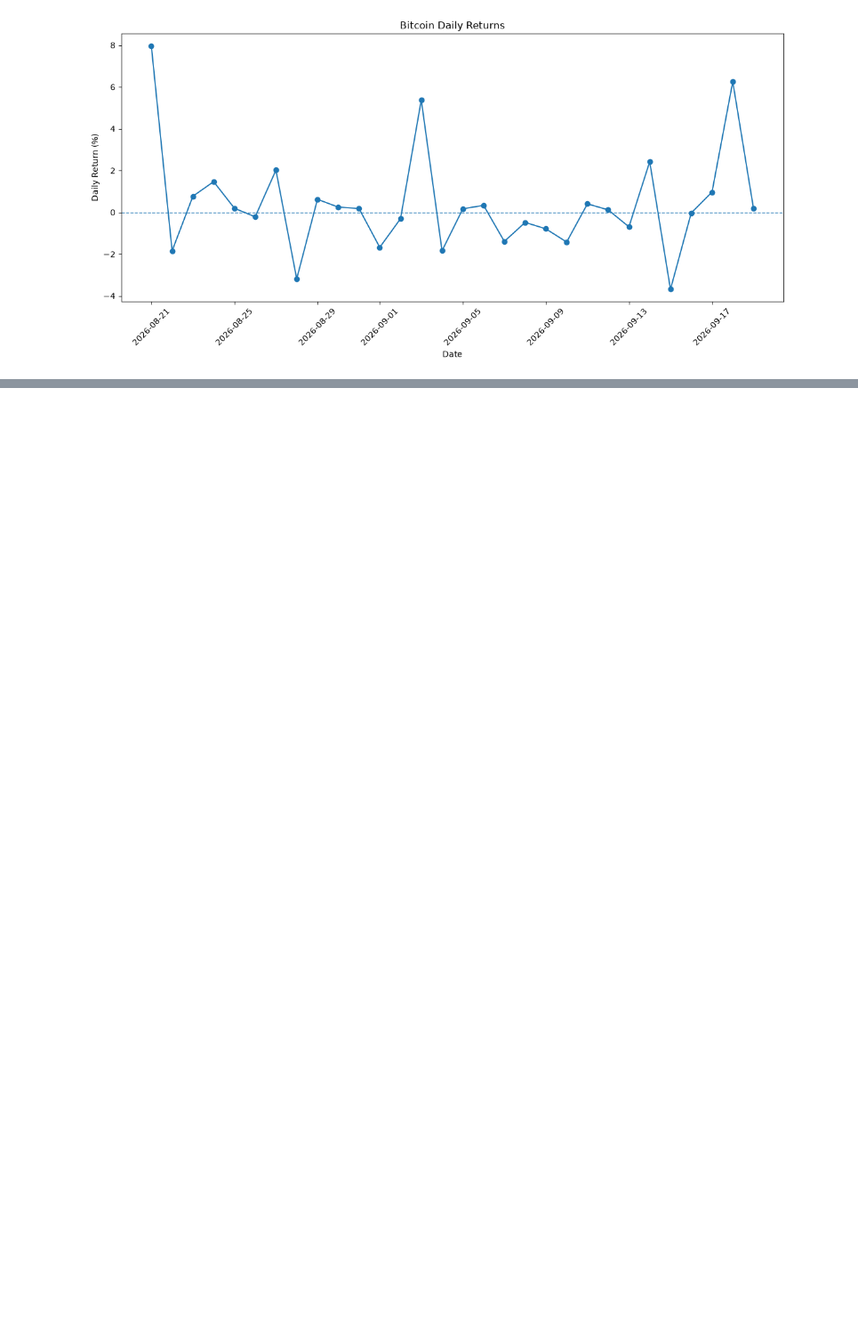
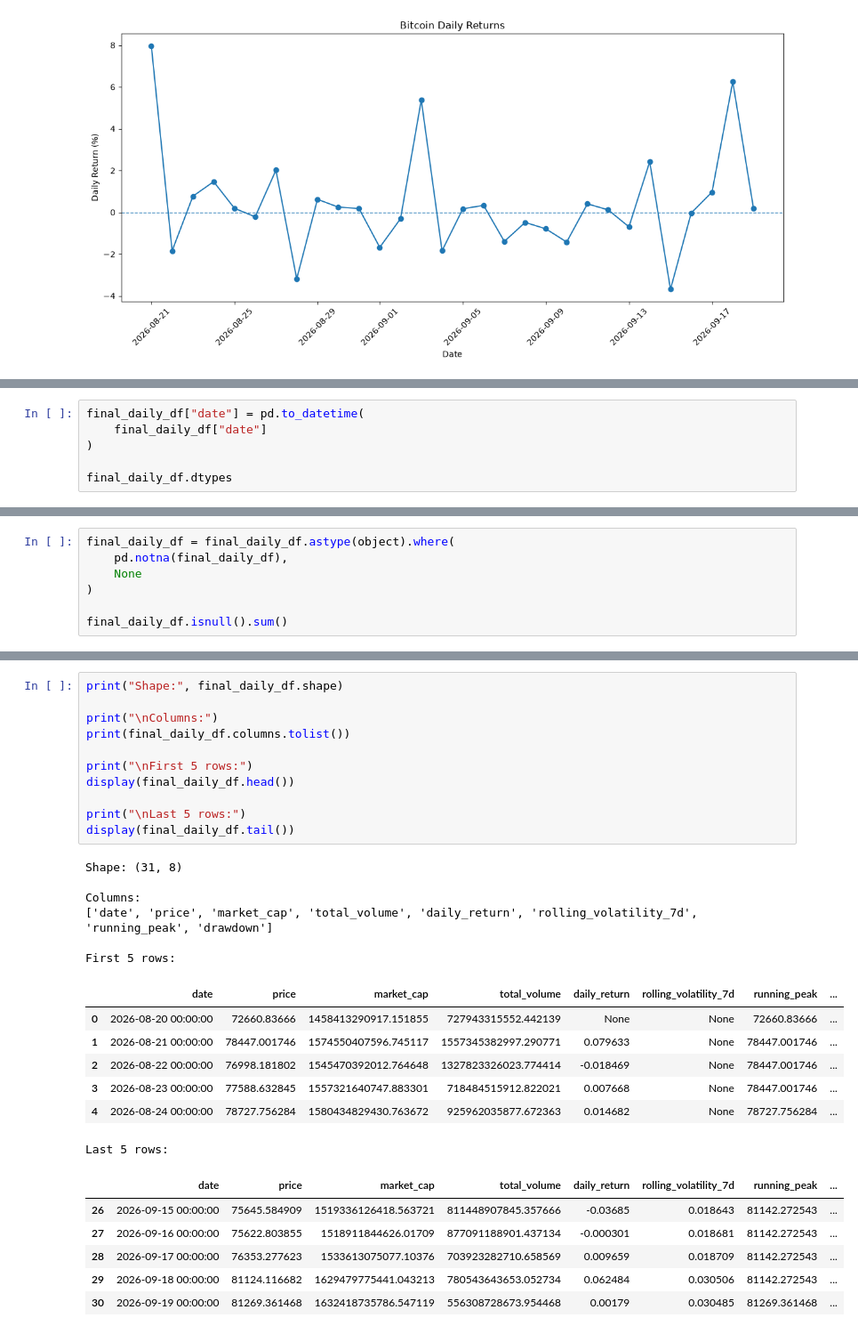
Before and after one commit to mohammadaminpeymanifar/crypto-market-analytics-dashboard, a Jupyter notebook: notebooks/01_data_collection.ipynb, the cells around one changed output, grey strips where cells are left out. Shown at 89% size. Drawn from its saved outputs; the diff is of its cells as text; blank space fills up the shorter version.

```diff
--- a/notebooks/01_data_collection.ipynb
+++ b/notebooks/01_data_collection.ipynb
@@ -908,0 +952,6 @@ plt.show()
+# %%
+final_daily_df["date"] = pd.to_datetime(
+    final_daily_df["date"]
+)
+
+final_daily_df.dtypes
@@ -908,0 +1024,7 @@ plt.show()
+# %%
+final_daily_df = final_daily_df.astype(object).where(
+    pd.notna(final_daily_df),
+    None
+)
+
+final_daily_df.isnull().sum()
@@ -908,0 +1055,31 @@ plt.show()
+# %%
+print("Shape:", final_daily_df.shape)
+
+print("\nColumns:")
+print(final_daily_df.columns.tolist())
+
+print("\nFirst 5 rows:")
+display(final_daily_df.head())
+
+print("\nLast 5 rows:")
+display(final_daily_df.tail())
+# %% [output]
+Shape: (31, 8)
+
+Columns:
+['date', 'price', 'market_cap', 'total_volume', 'daily_return', 'rolling_volatility_7d', 'running_peak', 'drawdown']
+
+First 5 rows:
+|  | date | price | market_cap | total_volume | daily_return | rolling_volatility_7d | running_peak | ... |
+| 0 | 2026-08-20 00:00:00 | 72660.83666 | 1458413290917.151855 | 727943315552.442139 | None | None | 72660.83666 | ... |
+| 1 | 2026-08-21 00:00:00 | 78447.001746 | 1574550407596.745117 | 1557345382997.290771 | 0.079633 | None | 78447.001746 | ... |
+| 2 | 2026-08-22 00:00:00 | 76998.181802 | 1545470392012.764648 | 1327823326023.774414 | -0.018469 | None | 78447.001746 | ... |
+| 3 | 2026-08-23 00:00:00 | 77588.632845 | 1557321640747.883301 | 718484515912.822021 | 0.007668 | None | 78447.001746 | ... |
+| 4 | 2026-08-24 00:00:00 | 78727.756284 | 1580434829430.763672 | 925962035877.672363 | 0.014682 | None | 78727.756284 | ... |
+Last 5 rows:
+|  | date | price | market_cap | total_volume | daily_return | rolling_volatility_7d | running_peak | ... |
+| 26 | 2026-09-15 00:00:00 | 75645.584909 | 1519336126418.563721 | 811448907845.357666 | -0.03685 | 0.018643 | 81142.272543 | ... |
+| 27 | 2026-09-16 00:00:00 | 75622.803855 | 1518911844626.01709 | 877091188901.437134 | -0.000301 | 0.018681 | 81142.272543 | ... |
+| 28 | 2026-09-17 00:00:00 | 76353.277623 | 1533613075077.10376 | 703923282710.658569 | 0.009659 | 0.018709 | 81142.272543 | ... |
+| 29 | 2026-09-18 00:00:00 | 81124.116682 | 1629479775441.043213 | 780543643653.052734 | 0.062484 | 0.030506 | 81142.272543 | ... |
+| 30 | 2026-09-19 00:00:00 | 81269.361468 | 1632418735786.547119 | 556308728673.954468 | 0.00179 | 0.030485 | 81269.361468 | ... |
```
Also changed, not shown: parts of 17 cells of this notebook, 1 other file.
